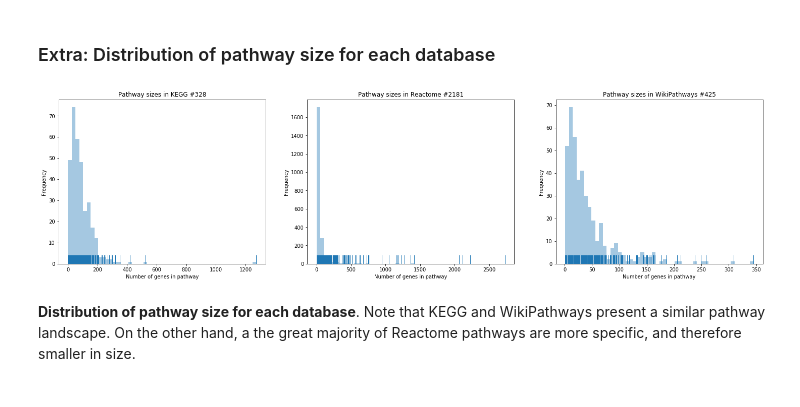
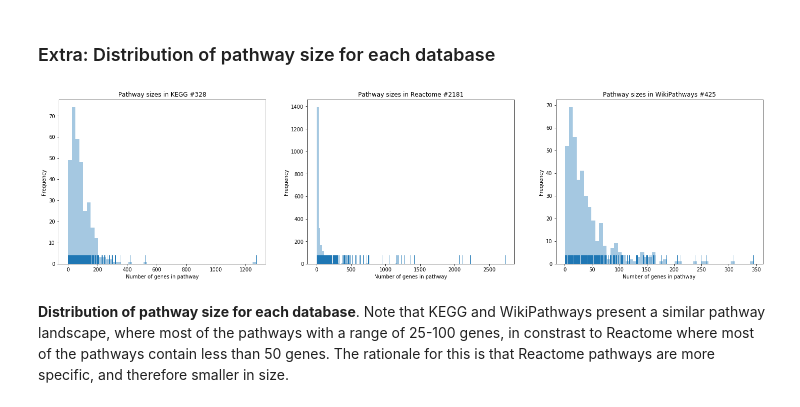
Before and after one commit to ComPath/compath-resources, a Jupyter notebook: notebooks/Similarity analysis in mapped pathways.ipynb, the cells around one changed output. Saved outputs shown, nothing was run; the diff lists cells and outputs as text; code cells hidden in the pictures.

```diff
--- a/notebooks/Similarity analysis in mapped pathways.ipynb
+++ b/notebooks/Similarity analysis in mapped pathways.ipynb
@@ -362,26 +368,26 @@ wikipathways_distribution = wikipathways_manager.get_pathway_size_distribution()
 # %%
 fig = plt.figure(figsize=(25, 6))
 
 ax = fig.add_subplot(1, 3, 1)
 ax.set_title('Pathway sizes in KEGG #{}'.format(len(kegg_distribution)))
 ax.set_xlabel('Number of genes in pathway')
 ax.set_ylabel('Frequency')
 sns.distplot(list(kegg_distribution.values()), kde=False, rug=True, bins=50)
 
 ax = fig.add_subplot(1, 3, 2)
 ax.set_title('Pathway sizes in Reactome #{}'.format(len(reactome_distribution)))
 ax.set_xlabel('Number of genes in pathway')
 ax.set_ylabel('Frequency')
-sns.distplot(list(reactome_distribution.values()), kde=False, rug=True, bins=50)
+sns.distplot(list(reactome_distribution.values()), kde=False, rug=True, bins=100)
 
 ax = fig.add_subplot(1, 3, 3)
 ax.set_title('Pathway sizes in WikiPathways #{}'.format(len(wikipathways_distribution)))
 ax.set_xlabel('Number of genes in pathway')
 ax.set_ylabel('Frequency')
 sns.distplot(list(wikipathways_distribution.values()), kde=False, rug=True, bins=50)
 
 plt.show()
 # %% [output]
-[figure, old version]
+[figure, new version]
 # %% [markdown]
-__Distribution of pathway size for each database__. Note that KEGG and WikiPathways present a similar pathway landscape. On the other hand, a the great majority of Reactome pathways are more specific, and therefore smaller in size.
+__Distribution of pathway size for each database__. Note that KEGG and WikiPathways present a similar pathway landscape, where most of the pathways with a range of 25-100 genes, in constrast to Reactome where most of the pathways contain less than 50 genes. The rationale for this is that Reactome pathways are more specific, and therefore smaller in size.
```
Also changed, not shown: parts of 4 cells of this notebook.
